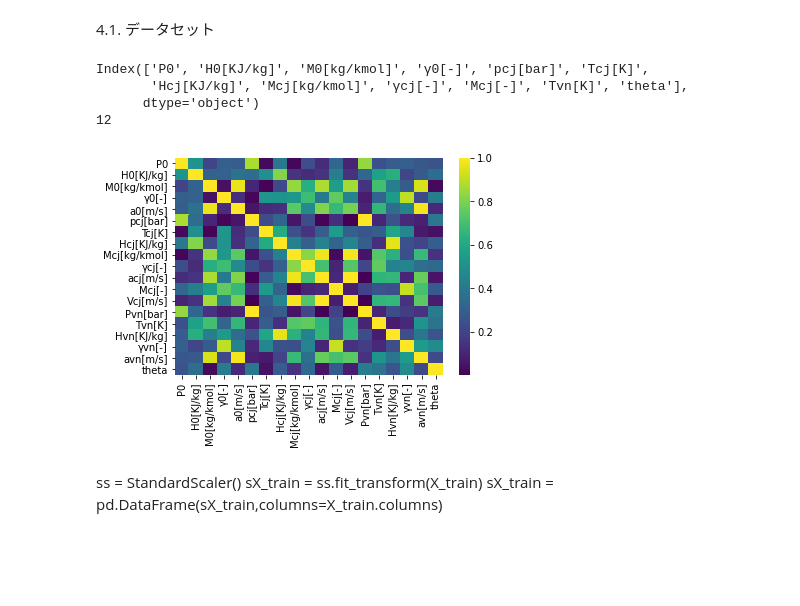
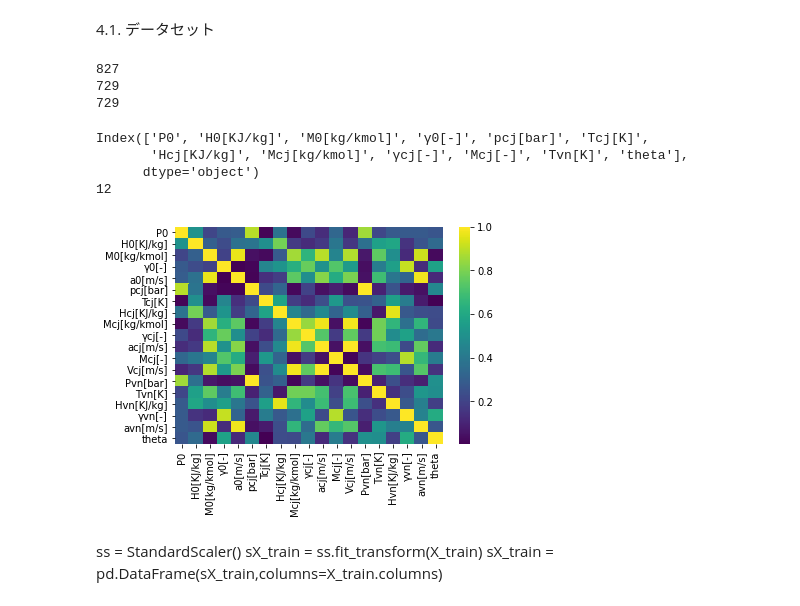
Before and after one commit to HirokiHasegawa0720/diffraction, a Jupyter notebook: 修論/修論ver1.ipynb, the cells around one changed output. Cells and saved outputs as stored; diff of their text form; code cells hidden in the pictures; blank space fills up the shorter version.

```diff
--- a/修論/修論ver1.ipynb
+++ b/修論/修論ver1.ipynb
@@ -3,7 +3,6 @@
 # %% [markdown]
 4.1. データセット
 # %%
-#MSE vs サーチケース
 from sklearn.inspection import permutation_importance
 from sklearn.model_selection import KFold, StratifiedKFold, GridSearchCV, train_test_split,cross_val_score
 from sklearn.metrics import mean_squared_error, roc_auc_score, r2_score
@@ -22,7 +21,6 @@ from sklearn.preprocessing import StandardScaler
 from sklearn.preprocessing import MinMaxScaler
 from mpl_toolkits.mplot3d import Axes3D
 
-#reaction length
 df = pd.read_excel('/mnt/c/CEA/all_mixtureexp15.xlsx')
 
 l1=['Fuel','Diluent','Equivalentratio','CoefficientDiluent','Oxidizer','diluentratio','P0','H0[KJ/kg]', 'M0[kg/kmol]', 'γ0[-]', 'a0[m/s]',\
@@ -30,15 +28,24 @@ l1=['Fuel','Diluent','Equivalentratio','CoefficientDiluent','Oxidizer','diluentr
                     'Mcj[kg/kmol]', 'γcj[-]', 'acj[m/s]',\
                          'Mcj[-]', 'Vcj[m/s]',\
         'Pvn[bar]', 'Tvn[K]', 'Hvn[KJ/kg]',\
-                      'γvn[-]','avn[m/s]','theta','Lr','Lc']
+                      'γvn[-]','avn[m/s]','theta','inductionlength','Lr','Lc']
 
 XpcaFLRDED = pd.DataFrame({'P0':df['P0']})
 
 for i in range(len(l1)):
     XpcaFLRDED[l1[i]]=df[l1[i]]
+print(len(XpcaFLRDED))
 
-XpcaFLRDED =  XpcaFLRDED[~( XpcaFLRDED['Fuel'] == 'C2H2') | ~( XpcaFLRDED['Diluent'] == 'Ar') | ~( XpcaFLRDED['Lc'] ==  5)]
-XpcaFLRDED =  XpcaFLRDED[~( XpcaFLRDED['Fuel'] == 'C2H2') | ~( XpcaFLRDED['Diluent'] == 'Ar') | ~( XpcaFLRDED['Lc'] ==  10)]
+XpcaFLRDED = XpcaFLRDED[~( XpcaFLRDED['theta'] == 0)]
+
+print(len(XpcaFLRDED))
+
+XpcaFLRDED = XpcaFLRDED[~( XpcaFLRDED['inductionlength'] == 0)]
+
+print(len(XpcaFLRDED))
+
+#XpcaFLRDED =  XpcaFLRDED[~( XpcaFLRDED['Fuel'] == 'C2H2') | ~( XpcaFLRDED['Diluent'] == 'Ar') | ~( XpcaFLRDED['Lc'] ==  5)]
+#XpcaFLRDED =  XpcaFLRDED[~( XpcaFLRDED['Fuel'] == 'C2H2') | ~( XpcaFLRDED['Diluent'] == 'Ar') | ~( XpcaFLRDED['Lc'] ==  10)]
 XpcaFLRDED =  XpcaFLRDED[~( XpcaFLRDED['Diluent'] == 'Kr')]
 
 dfC2H2Hetrain = XpcaFLRDED[~( XpcaFLRDED['Fuel'] == 'C2H2') | ~( XpcaFLRDED['Diluent'] == 'He')]
@@ -49,15 +56,18 @@ dfC3H6O2test = dfC2H2Hetrain[( dfC2H2Hetrain['Fuel'] == 'C3H6') & ( dfC2H2Hetrai
 
 dftrainval = dfC3H6O2train.sample(frac=1)
 
-X_trainval = dftrainval.drop(columns=['Diluent','Fuel','Equivalentratio','CoefficientDiluent','Oxidizer','Lr','Lc','diluentratio'])
-XC2H2Hetest = dfC2H2Hetest.drop(columns=['Diluent','Fuel','Equivalentratio','CoefficientDiluent','Oxidizer','Lr','Lc','diluentratio'])
-XC3H6O2test  = dfC3H6O2test.drop(columns=['Diluent','Fuel','Equivalentratio','CoefficientDiluent','Oxidizer','Lr','Lc','diluentratio'])
+X_trainval = dftrainval.drop(columns=['Diluent','Fuel','Equivalentratio','CoefficientDiluent','Oxidizer','Lr','Lc','diluentratio','inductionlength'])
+XC2H2Hetest = dfC2H2Hetest.drop(columns=['Diluent','Fuel','Equivalentratio','CoefficientDiluent','Oxidizer','Lr','Lc','diluentratio','inductionlength'])
+XC3H6O2test  = dfC3H6O2test.drop(columns=['Diluent','Fuel','Equivalentratio','CoefficientDiluent','Oxidizer','Lr','Lc','diluentratio','inductionlength'])
 
 y_trainval = dftrainval['Lr']
 yC2H2Hetest = dfC2H2Hetest['Lr']
 yC3H6O2test = dfC3H6O2test['Lr']
+# %% [output]
+827
+729
+729
 # %%
-#4.1.　特徴量の削減
 
 threshold = 0.9
 
@@ -68,34 +78,35 @@ corr_matrix = corr_matrix.abs()
 corr_matrix.to_excel('/mnt/c/CEA/matrix2.xlsx')
 plt.figure()
 sns.heatmap(corr_matrix,cmap='viridis')
 #plt.tight_layout()
 plt.savefig('gurafu5.png')
 
 for i in range(len(corr_matrix.columns)):
     z=0
     corr_matrix.iloc[i, i]=0
     for j in range(i):
         if abs(corr_matrix.iloc[i, j]) > threshold:
             feat_name1 = corr_matrix.columns[i]
             feat_name2 = corr_matrix.columns[j]
             corr_matrix.iloc[i, j]=0
             corr_matrix.iloc[j,i]=0
-            corr_matrix.iloc[i, z]=feat_name2
+            corr_matrix.iloc[i, z] = feat_name2
             feat_corr.add(feat_name1)
             z=z+1
 
         else:
             corr_matrix.iloc[i, j]=0
             corr_matrix.iloc[j,i]=0
 
 X_trainval.drop(labels=feat_corr, axis='columns', inplace=True)
+XC2H2Hetest.drop(labels=feat_corr, axis='columns', inplace=True)
+XC3H6O2test.drop(labels=feat_corr, axis='columns', inplace=True)
+
 print(X_trainval.columns)
 print(len(X_trainval.columns))
-
-corr_matrix.to_excel('/mnt/c/CEA/matrix3.xlsx')
 # %% [output]
 Index(['P0', 'H0[KJ/kg]', 'M0[kg/kmol]', 'γ0[-]', 'pcj[bar]', 'Tcj[K]',
        'Hcj[KJ/kg]', 'Mcj[kg/kmol]', 'γcj[-]', 'Mcj[-]', 'Tvn[K]', 'theta'],
       dtype='object')
 12
-[figure, old version]
+[figure, new version]
```
Also changed, not shown: parts of 65 cells of this notebook, 14 other files.
